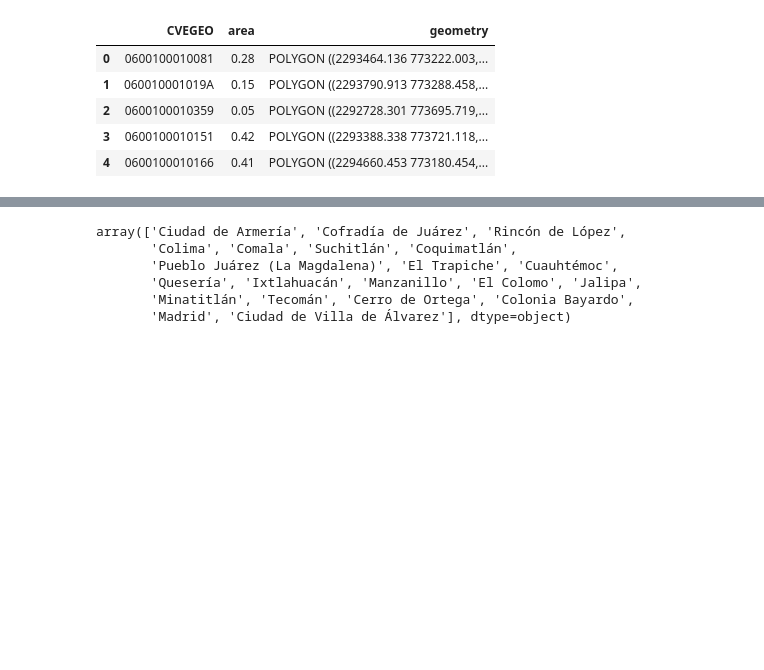
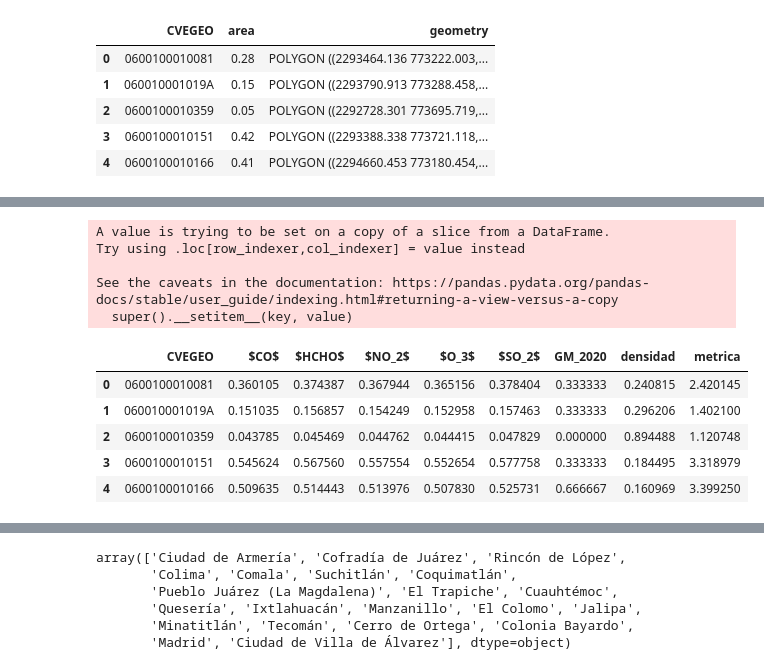
Before and after one commit to pcorner10/pronaces_analisis, a Jupyter notebook: reclasificacion2023.ipynb, the cells around one changed output, grey strips where cells are left out. Saved outputs shown, nothing was run; the diff lists cells and outputs as text; code cells hidden in the pictures; blank space fills up the shorter version.

```diff
--- a/reclasificacion2023.ipynb
+++ b/reclasificacion2023.ipynb
@@ -264,3 +273,18 @@ See the caveats in the documentation: https://pandas.pydata.org/pandas-docs/stab
+# %%
+df["metrica"] = df[["$CO$","$HCHO$","$NO_2$","$O_3$","$SO_2$","GM_2020", "densidad"]].sum(axis=1)
+df[["CVEGEO","$CO$","$HCHO$","$NO_2$","$O_3$","$SO_2$","GM_2020", "densidad", "metrica"]].head()
+# %% [output]
+A value is trying to be set on a copy of a slice from a DataFrame.
+Try using .loc[row_indexer,col_indexer] = value instead
+
+See the caveats in the documentation: https://pandas.pydata.org/pandas-docs/stable/user_guide/indexing.html#returning-a-view-versus-a-copy
+  super().__setitem__(key, value)
+|  | CVEGEO | $CO$ | $HCHO$ | $NO_2$ | $O_3$ | $SO_2$ | GM_2020 | densidad | metrica |
+| 0 | 0600100010081 | 0.360105 | 0.374387 | 0.367944 | 0.365156 | 0.378404 | 0.333333 | 0.240815 | 2.420145 |
+| 1 | 060010001019A | 0.151035 | 0.156857 | 0.154249 | 0.152958 | 0.157463 | 0.333333 | 0.296206 | 1.402100 |
+| 2 | 0600100010359 | 0.043785 | 0.045469 | 0.044762 | 0.044415 | 0.047829 | 0.000000 | 0.894488 | 1.120748 |
+| 3 | 0600100010151 | 0.545624 | 0.567560 | 0.557554 | 0.552654 | 0.577758 | 0.333333 | 0.184495 | 3.318979 |
+| 4 | 0600100010166 | 0.509635 | 0.514443 | 0.513976 | 0.507830 | 0.525731 | 0.666667 | 0.160969 | 3.399250 |
 # %%
 df_mun = pd.DataFrame()
 
```
Also changed, not shown: parts of 5 cells of this notebook.
